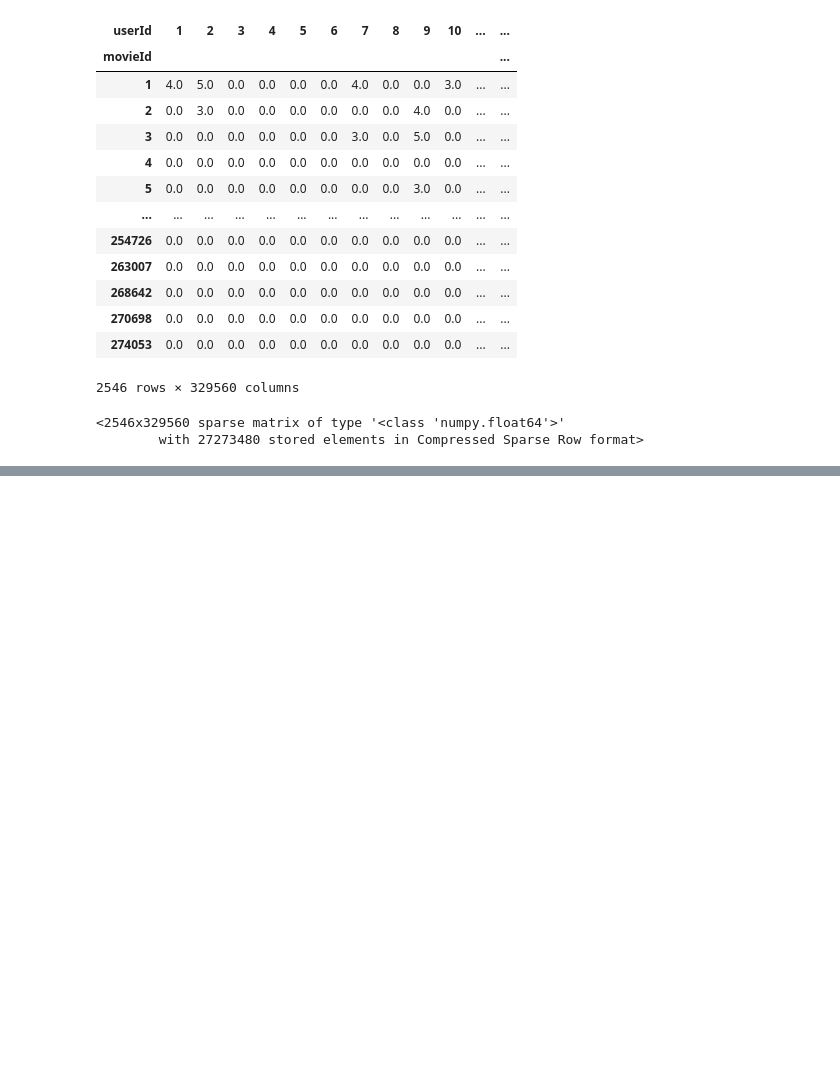
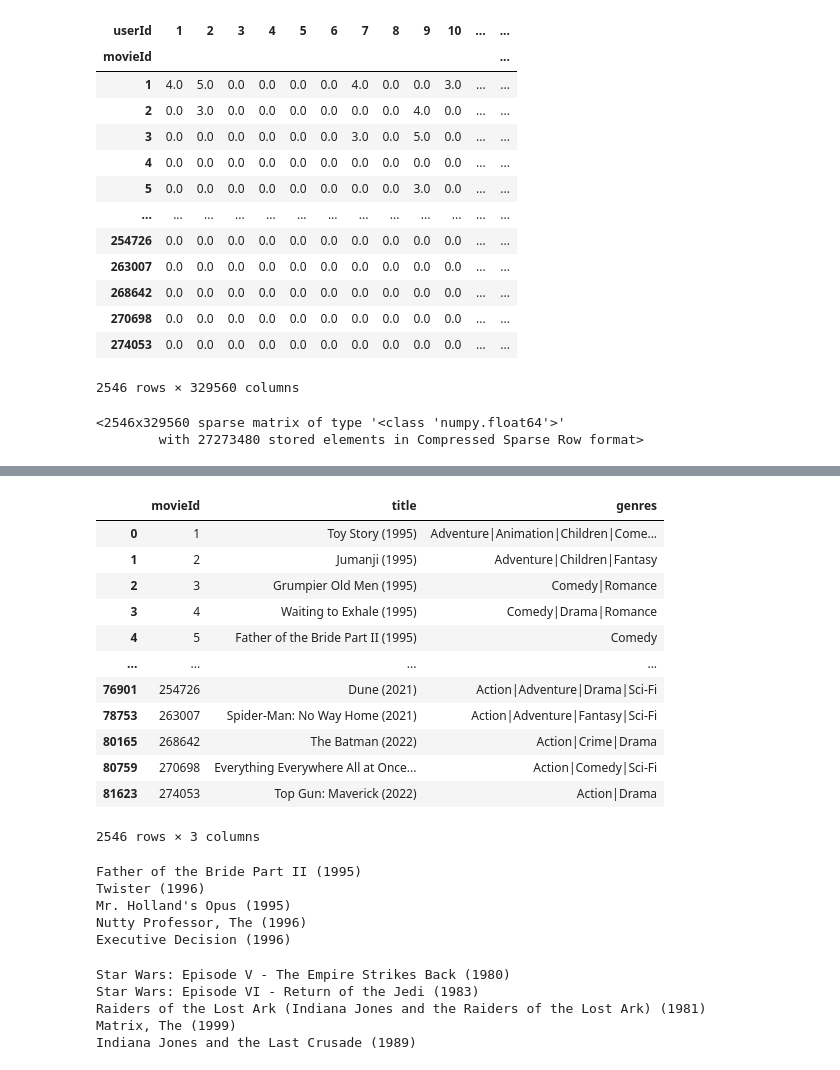
Before and after one commit to BrutalFrost/Artificial_Intelligence_Hampus_Erlandsson_OPA23, a Jupyter notebook: Lab_1/Lab_1.ipynb, the cells around one changed output, grey strips where cells are left out. Saved outputs shown, nothing was run; the diff lists cells and outputs as text; code cells hidden in the pictures; blank space fills up the shorter version.

```diff
--- a/Lab_1/Lab_1.ipynb
+++ b/Lab_1/Lab_1.ipynb
@@ -370,0 +394,18 @@ sparse_movie_users
+# %%
+mask = df_movies["movieId"].isin(pivot.index)
+movies_filtered = df_movies.loc[mask]
+movies_filtered
+# %% [output]
+|  | movieId | title | genres |
+| 0 | 1 | Toy Story (1995) | Adventure|Animation|Children|Come... |
+| 1 | 2 | Jumanji (1995) | Adventure|Children|Fantasy |
+| 2 | 3 | Grumpier Old Men (1995) | Comedy|Romance |
+| 3 | 4 | Waiting to Exhale (1995) | Comedy|Drama|Romance |
+| 4 | 5 | Father of the Bride Part II (1995) | Comedy |
+| ... | ... | ... | ... |
+| 76901 | 254726 | Dune (2021) | Action|Adventure|Drama|Sci-Fi |
+| 78753 | 263007 | Spider-Man: No Way Home (2021) | Action|Adventure|Fantasy|Sci-Fi |
+| 80165 | 268642 | The Batman (2022) | Action|Crime|Drama |
+| 80759 | 270698 | Everything Everywhere All at Once... | Action|Comedy|Sci-Fi |
+| 81623 | 274053 | Top Gun: Maverick (2022) | Action|Drama |
+2546 rows × 3 columns
@@ -370,0 +429,16 @@ sparse_movie_users
+# %%
+Recommend("Grumpier Old Men", 5, sparse_movie_users)
+# %% [output]
+Father of the Bride Part II (1995)
+Twister (1996)
+Mr. Holland's Opus (1995)
+Nutty Professor, The (1996)
+Executive Decision (1996)
+# %%
+Recommend("starwars", 5, sparse_movie_users)
+# %% [output]
+Star Wars: Episode V - The Empire Strikes Back (1980)
+Star Wars: Episode VI - Return of the Jedi (1983)
+Raiders of the Lost Ark (Indiana Jones and the Raiders of the Lost Ark) (1981)
+Matrix, The (1999)
+Indiana Jones and the Last Crusade (1989)
```
Also changed, not shown: parts of 4 cells of this notebook.
